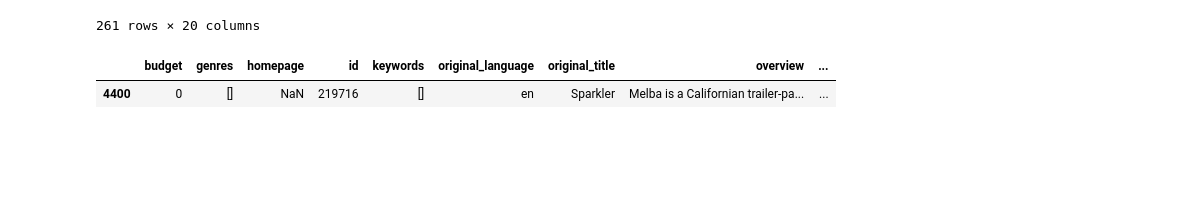
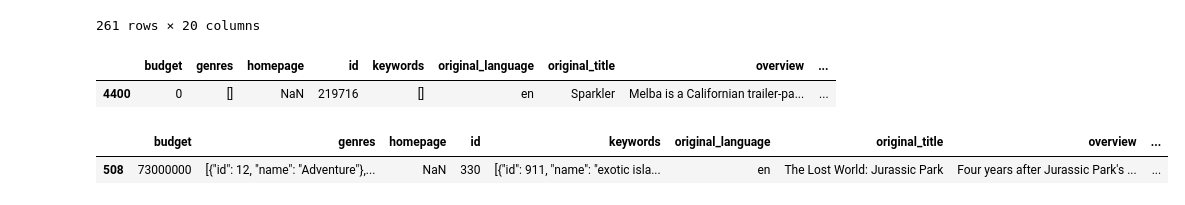
Before and after one commit to lmendezayl/TMDB-Top-5000-Movies-BackEnd, a Jupyter notebook: notebooks/01_exploration_tmdb.ipynb, the cells around one changed output. Drawn from its saved outputs; the diff is of its cells as text; code cells hidden in the pictures; blank space fills up the shorter version.

```diff
--- a/notebooks/01_exploration_tmdb.ipynb
+++ b/notebooks/01_exploration_tmdb.ipynb
@@ -168,3 +166,8 @@ df_movies[(df_movies["vote_average"] == 0.0) & (df_movies["vote_count"] != 0)]
 # %% [output]
 |  | budget | genres | homepage | id | keywords | original_language | original_title | overview | ... |
 | 4400 | 0 | [] | NaN | 219716 | [] | en | Sparkler | Melba is a Californian trailer-pa... | ... |
+# %%
+df_movies[df_movies['id'] == 330]
+# %% [output]
+|  | budget | genres | homepage | id | keywords | original_language | original_title | overview | ... |
+| 508 | 73000000 | [{"id": 12, "name": "Adventure"},... | NaN | 330 | [{"id": 911, "name": "exotic isla... | en | The Lost World: Jurassic Park | Four years after Jurassic Park's ... | ... |
```
Also changed, not shown: parts of 3 cells of this notebook, 27 other files.
